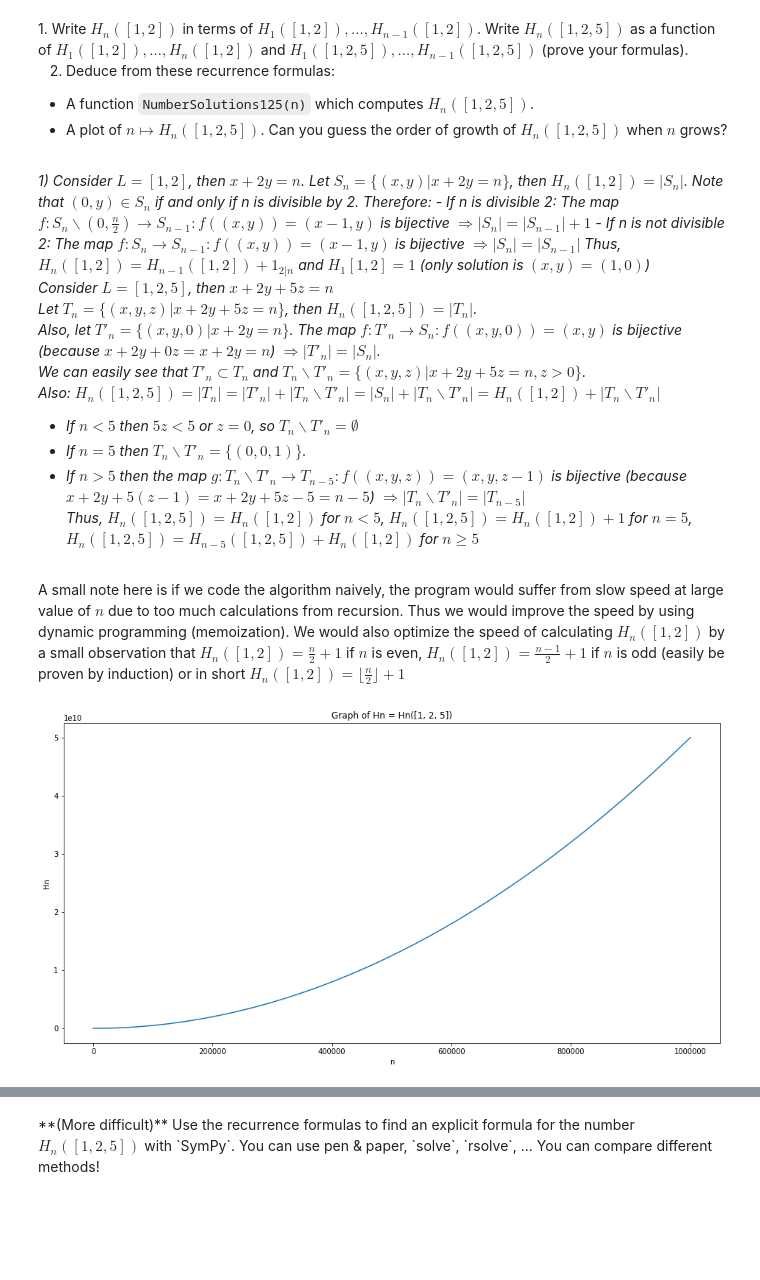
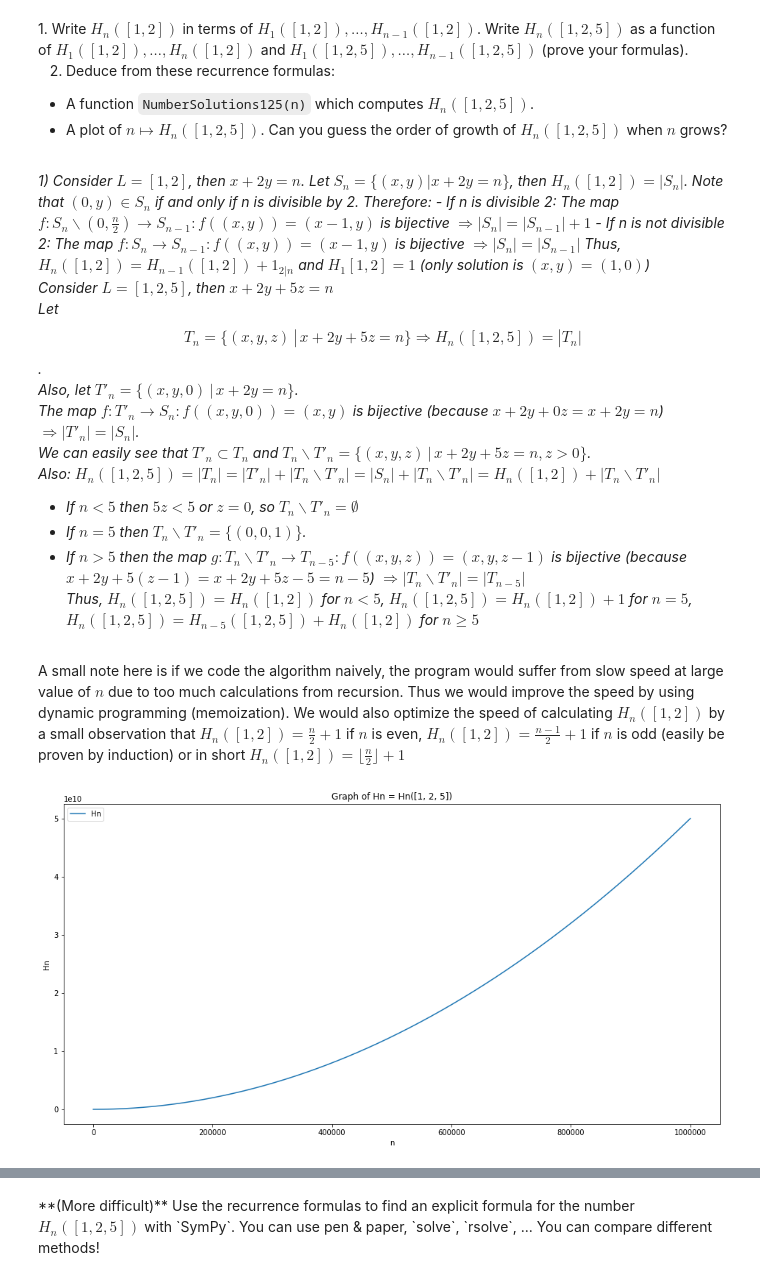
Before and after one commit to paulseghers/MAA205_Final, a Jupyter notebook: Project1_DecompositionsOfIntegers.ipynb, the cells around one changed output, grey strips where cells are left out. Cells and saved outputs as stored; diff of their text form; code cells hidden in the pictures; blank space fills up the shorter version.

```diff
--- a/Project1_DecompositionsOfIntegers.ipynb
+++ b/Project1_DecompositionsOfIntegers.ipynb
@@ -257,9 +257,11 @@ Let $S_n = \{(x, y) | x+2y = n\}$, then $H_n([1, 2]) = |S_n|$. Note that $(0, y)
 Thus, $H_n([1, 2]) = H_{n-1}([1, 2]) + 1_{2|n}$ and $H_1[1, 2] = 1$ (only solution is $(x, y) = (1, 0)$)
 
 Consider $L = [1, 2, 5]$, then $x + 2y + 5z = n$
-Let $T_n = \{(x, y, z) | x+2y+5z = n\}$, then $H_n([1, 2, 5]) = |T_n|$.
-Also, let $T'_n = \{(x, y, 0) | x+2y = n\}$. The map $f: T'_n \rightarrow S_n: f((x, y, 0)) = (x, y)$ is bijective (because $x+2y+0z = x+2y = n$) $\Rightarrow |T'_n| = |S_n|$.
-We can easily see that $T'_n \subset T_n$ and $T_n \backslash T'_n = \{(x, y, z) | x+2y+5z = n, z > 0\}$.
+Let
+$$T_n = \{(x, y, z) \, | \, x+2y+5z = n\} \Rightarrow H_n([1, 2, 5]) = |T_n|$$.
+Also, let $T'_n = \{(x, y, 0) \, | \, x+2y = n\}$.
+The map $f: T'_n \rightarrow S_n: f((x, y, 0)) = (x, y)$ is bijective (because $x+2y+0z = x+2y = n$) $\Rightarrow |T'_n| = |S_n|$.
+We can easily see that $T'_n \subset T_n$ and $T_n \backslash T'_n = \{(x, y, z) \, | \, x+2y+5z = n, z > 0\}$.
 Also: $H_n([1, 2, 5]) = |T_n| = |T'_n| + |T_n \backslash T'_n| = |S_n| + |T_n \backslash T'_n| = H_n([1, 2]) + |T_n \backslash T'_n|$
 - If $n < 5$ then $5z < 5$ or $z = 0$, so $T_n \backslash T'_n = \emptyset$
 - If $n = 5$ then $T_n \backslash T'_n = \{(0, 0, 1)\}$.
@@ -277,32 +279,33 @@ def NumberofSolution12(n):
 def NumberofSolution125(n):
     if (n < 5): return NumberofSolution12(n)
     if (n == 5): return NumberofSolution12(n)+1
     return NumberofSolution125(n-5)+NumberofSolution12(n)
 
 # Improved algorithms
 def N12(n): return n//2 + 1
 
 memory = {}
 def N125(n):
     if (n < 5): return N12(n)
     if (n == 5): return N12(n)+1
     if n in memory: return memory[n]
     res = N125(n-5)+N12(n)
     memory[n] = res
     return res
 
 # Plotting
 maxn = 1000000
 N = np.arange(1, maxn)
 Hn = []
 for n in N:
     Hn.append(N125(n))
 
 plt.figure(figsize=(16, 8))
-plt.plot(N, Hn)
+plt.plot(N, Hn, label="Hn")
 plt.title("Graph of Hn = Hn([1, 2, 5])")
 plt.xlabel("n")
 plt.ylabel("Hn")
+plt.legend()
 plt.show()
 # %% [output]
-[figure, old version]
+[figure, new version]
```
Also changed, not shown: parts of 14 cells of this notebook.
